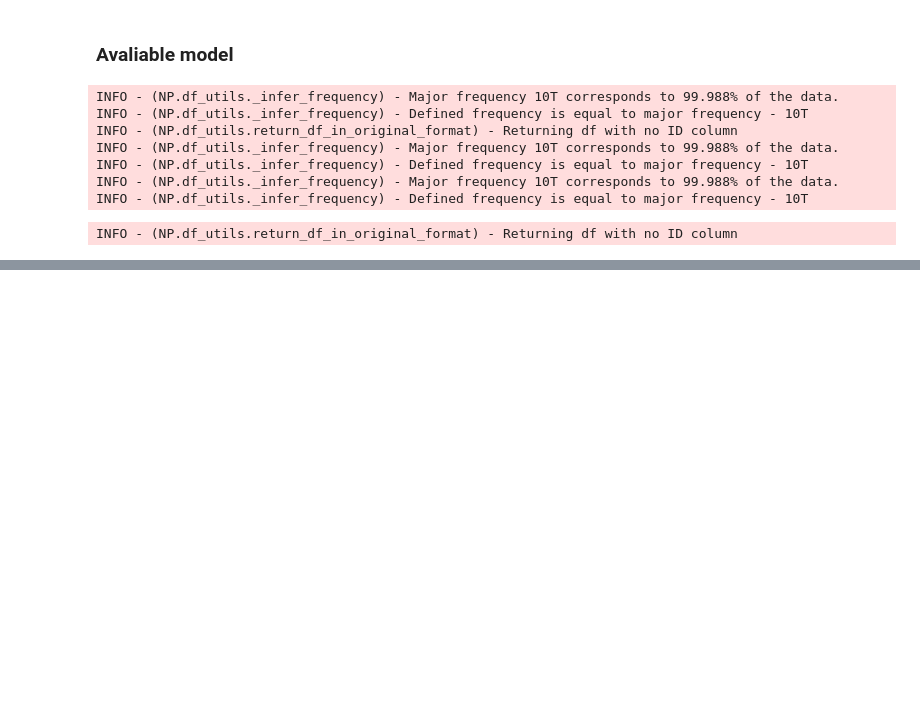
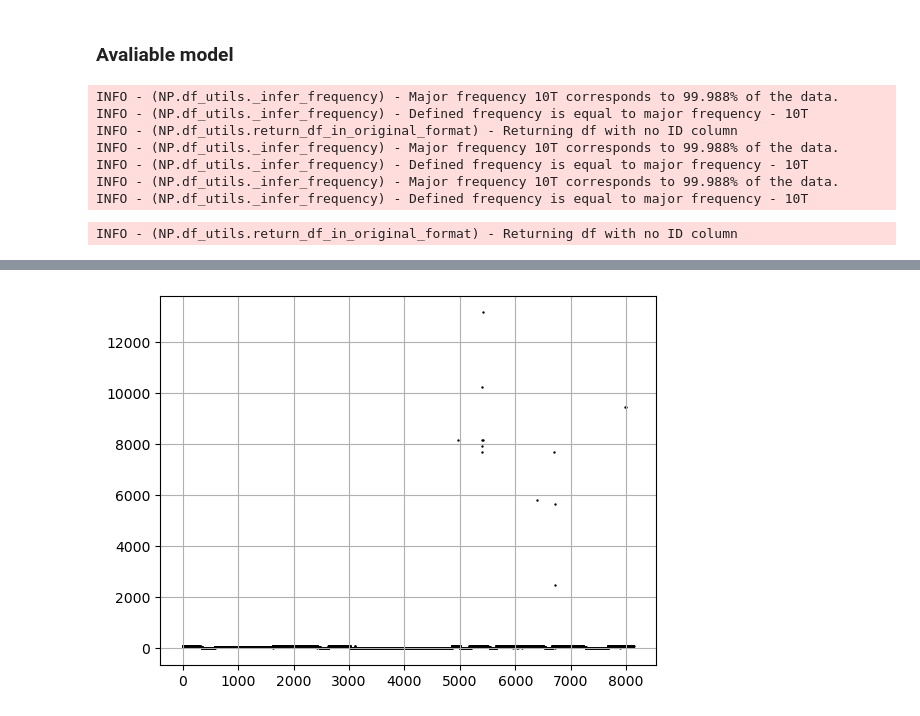
Before and after one commit to oliveiraMats2/Predictive_Maintenance_free_dataset, a Jupyter notebook: notebooks/NeuralPhrophet.ipynb, the cells around one changed output, grey strips where cells are left out. Saved outputs shown, nothing was run; the diff lists cells and outputs as text; code cells hidden in the pictures; blank space fills up the shorter version.

```diff
--- a/notebooks/NeuralPhrophet.ipynb
+++ b/notebooks/NeuralPhrophet.ipynb
@@ -187,0 +177,14 @@ FigureWidgetResampler({
+# %%
+feature = "OutletTemperature"
+
+x = list(range(len(df[feature].tolist())))
+y = df[feature].tolist()
+x_time = df["Time"].tolist()
+
+import matplotlib.pyplot as plt
+
+plt.scatter(x, y, s=0.5, color="black")
+plt.grid()
+#plt.ylim(-5, 100)
+# %% [output]
+[figure, added]
```
Also changed, not shown: parts of 17 cells of this notebook, 25 other files.
